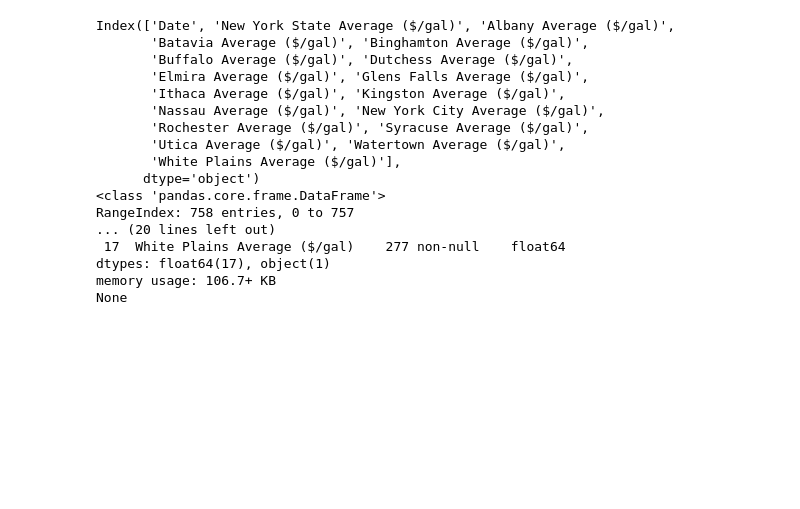
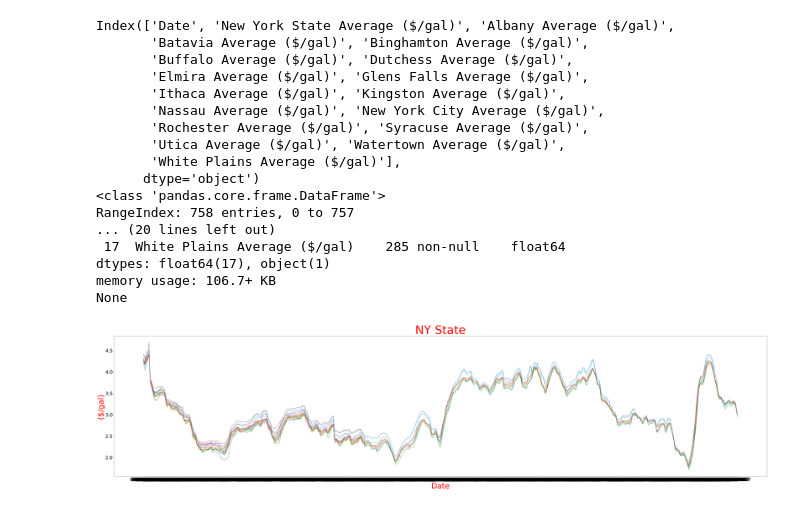
Before and after one commit to emcancode/FinalProjectPDA_Noeth, a Jupyter notebook: FinalProjectPDA.ipynb, the cells around one changed output. Saved outputs shown, nothing was run; the diff lists cells and outputs as text; code cells hidden in the pictures; blank space fills up the shorter version.

```diff
--- a/FinalProjectPDA.ipynb
+++ b/FinalProjectPDA.ipynb
@@ -3,7 +3,7 @@
 # %%
 import pandas as pd
 
-df = pd.read_csv('https://raw.githubusercontent.com/emcancode/FinalProjectPDA_Noeth/main/AVGGAS.csv')
+df = pd.read_csv('https://raw.githubusercontent.com/emcancode/FinalProjectPDA_Noeth/main/Gasoline_Retail_Prices_Weekly_Average_by_Region__Beginning_2007.csv')
 
 print(df.columns)
 print(df.info())
@@ -21,7 +21,35 @@ Index(['Date', 'New York State Average ($/gal)', 'Albany Average ($/gal)',
 <class 'pandas.core.frame.DataFrame'>
 RangeIndex: 758 entries, 0 to 757
 ... (20 lines left out)
- 17  White Plains Average ($/gal)    277 non-null    float64
+ 17  White Plains Average ($/gal)    285 non-null    float64
 dtypes: float64(17), object(1)
 memory usage: 106.7+ KB
 None
+# %%
+from matplotlib import pyplot as plt
+
+plt.plot(df['Date'], df['Albany Average ($/gal)'])
+plt.plot(df['Date'], df['Batavia Average ($/gal)'])
+plt.plot(df['Date'], df['Binghamton Average ($/gal)'])
+plt.plot(df['Date'], df['Buffalo Average ($/gal)'])
+plt.plot(df['Date'], df['Dutchess Average ($/gal)'])
+plt.plot(df['Date'], df['Elmira Average ($/gal)'])
+plt.plot(df['Date'], df['Glens Falls Average ($/gal)'])
+plt.plot(df['Date'], df['Ithaca Average ($/gal)'])
+plt.plot(df['Date'], df['Kingston Average ($/gal)'])
+plt.plot(df['Date'], df['Nassau Average ($/gal)'])
+plt.plot(df['Date'], df['New York City Average ($/gal)'])
+plt.plot(df['Date'], df['Rochester Average ($/gal)'])
+plt.plot(df['Date'], df['Syracuse Average ($/gal)'])
+plt.plot(df['Date'], df['Utica Average ($/gal)'])
+plt.plot(df['Date'], df['Watertown Average ($/gal)'])
+plt.plot(df['Date'], df['White Plains Average ($/gal)'])
+
+plt.title('NY State', fontsize = 75, color = 'r')
+plt.xlabel('Date', fontsize = 50, color = 'r')
+plt.ylabel('($/gal)', fontsize = 50, color = 'r')
+plt.xticks(fontsize = 30)
+plt.yticks(fontsize = 30)
+plt.show()
+# %% [output]
+[figure, added]
```
